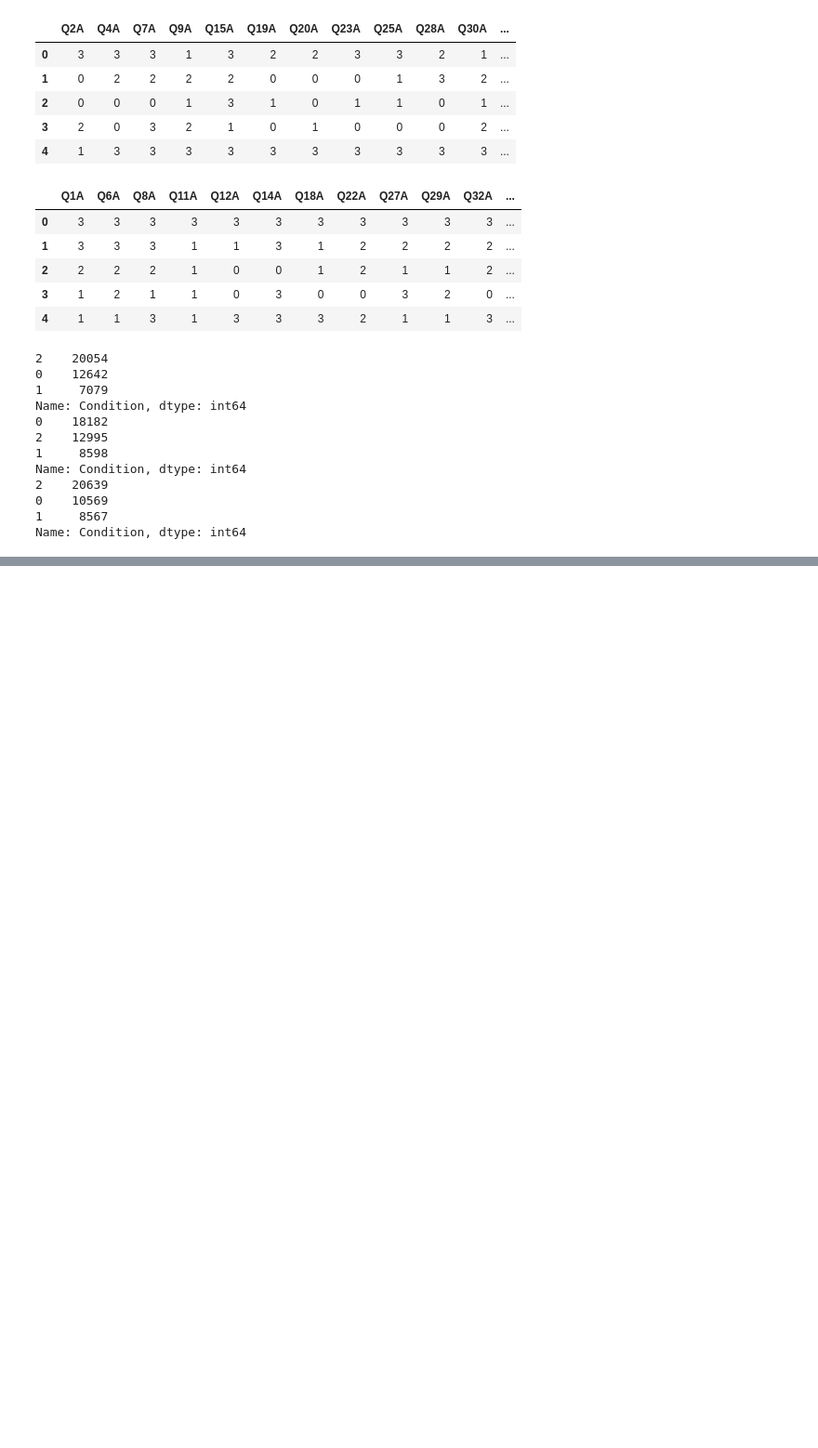
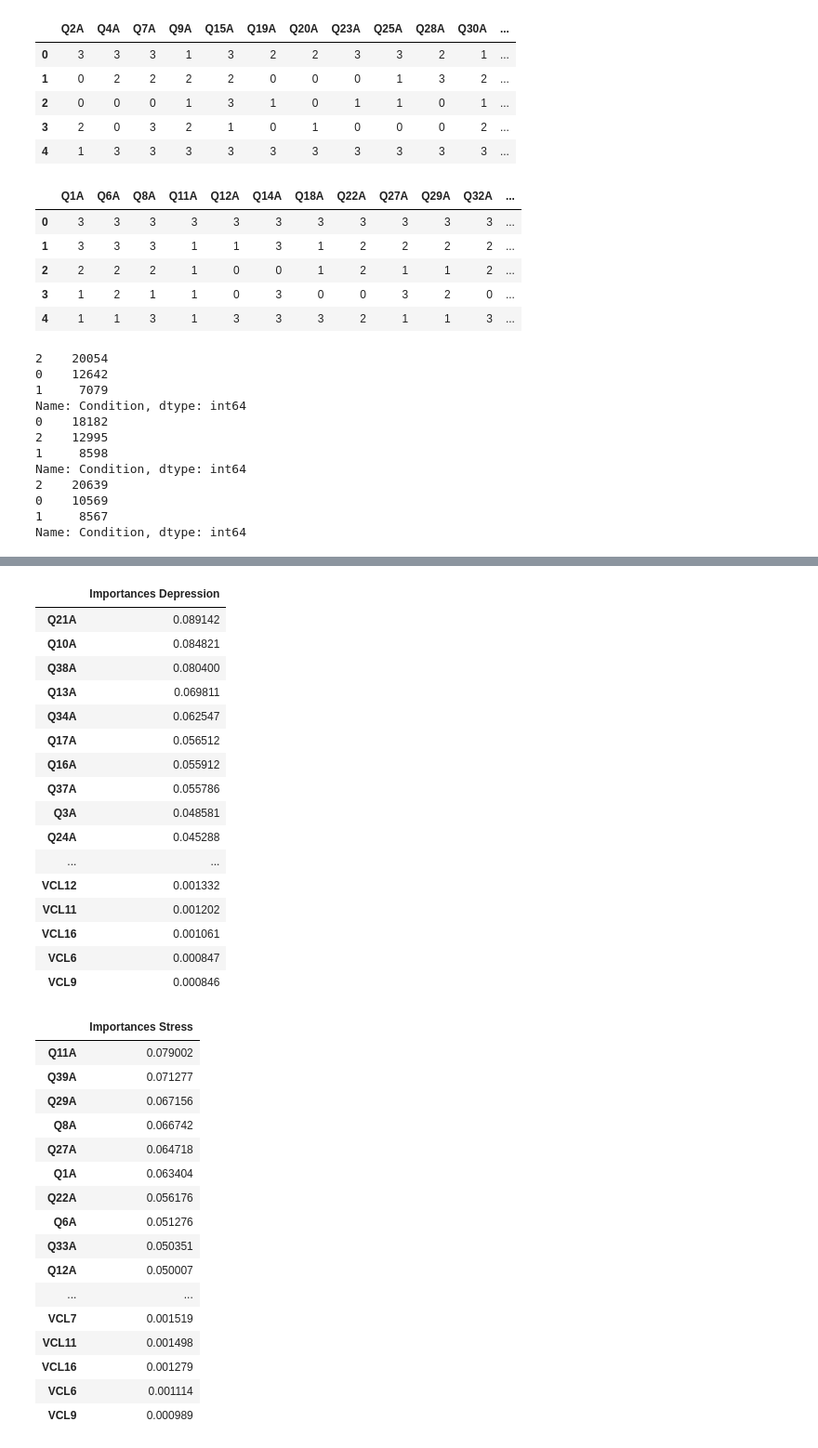
Before and after one commit to azzezzanf/MLpsychology, a Jupyter notebook: Data Classification.ipynb, the cells around one changed output, grey strips where cells are left out. Shown: that part at 93% size. Saved outputs shown, nothing was run; the diff lists cells and outputs as text; code cells hidden in the pictures; blank space fills up the shorter version.

```diff
--- a/Data Classification.ipynb
+++ b/Data Classification.ipynb
@@ -411,0 +473,6 @@ Name: Condition, dtype: int64
+# %%
+#return dataframe of rank of feature importances
+def show_importance_features(feature_importance, title):
+  return pd.DataFrame(data = feature_importance['importances'][feature_importance['index']],
+               index = feature_importance['features'][feature_importance['index']],
+               columns = ['Importances {}'.format(title)])
@@ -411,0 +491,41 @@ Name: Condition, dtype: int64
+# %%
+display(
+    show_importance_features(depression_importance, 'Depression'),
+    show_importance_features(stress_importance, 'Stress'),
+    show_importance_features(anxiety_importance, 'Anxiety')
+    )
+# %% [output]
+|  | Importances Depression |
+| Q21A | 0.089142 |
+| Q10A | 0.084821 |
+| Q38A | 0.080400 |
+| Q13A | 0.069811 |
+| Q34A | 0.062547 |
+| Q17A | 0.056512 |
+| Q16A | 0.055912 |
+| Q37A | 0.055786 |
+| Q3A | 0.048581 |
+| Q24A | 0.045288 |
+| ... | ... |
+| VCL12 | 0.001332 |
+| VCL11 | 0.001202 |
+| VCL16 | 0.001061 |
+| VCL6 | 0.000847 |
+| VCL9 | 0.000846 |
+|  | Importances Stress |
+| Q11A | 0.079002 |
+| Q39A | 0.071277 |
+| Q29A | 0.067156 |
+| Q8A | 0.066742 |
+| Q27A | 0.064718 |
+| Q1A | 0.063404 |
+| Q22A | 0.056176 |
+| Q6A | 0.051276 |
+| Q33A | 0.050351 |
+| Q12A | 0.050007 |
+| ... | ... |
+| VCL7 | 0.001519 |
+| VCL11 | 0.001498 |
+| VCL16 | 0.001279 |
+| VCL6 | 0.001114 |
+| VCL9 | 0.000989 |
```
Also changed, not shown: parts of 17 cells of this notebook.
